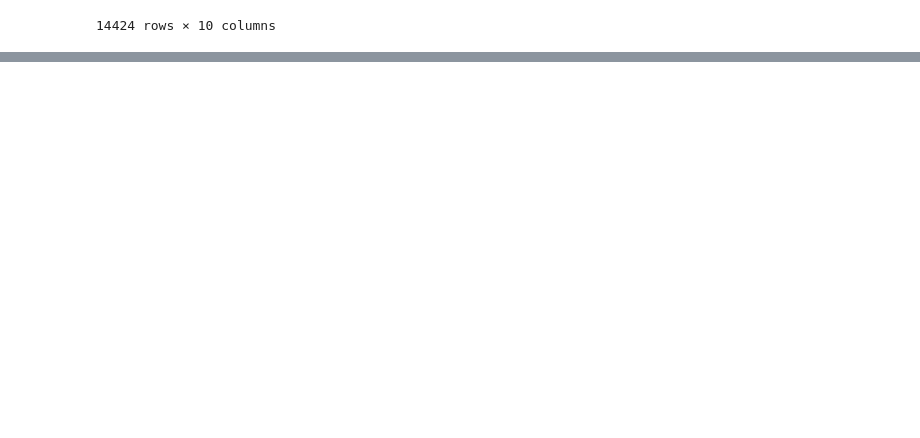
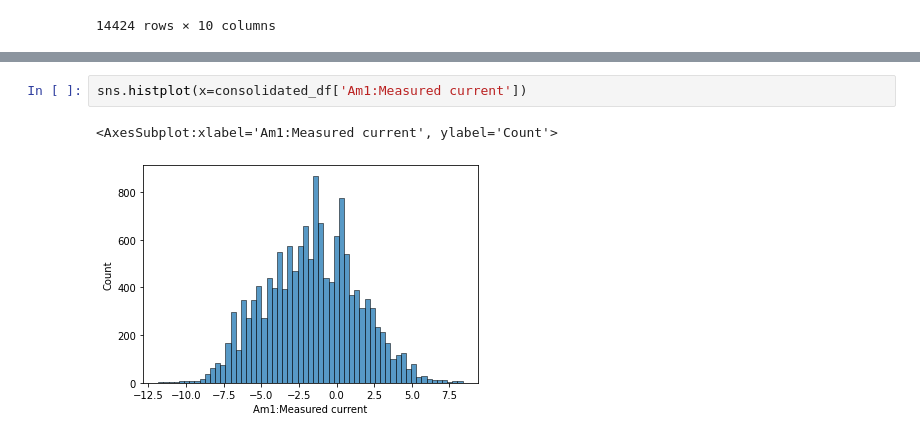
Before and after one commit to cholmess/Electric_Grid_Prediction, a Jupyter notebook: notebooks/Data Exploration.ipynb, the cells around one changed output, grey strips where cells are left out. Saved outputs shown, nothing was run; the diff lists cells and outputs as text; blank space fills up the shorter version.

```diff
--- a/notebooks/Data Exploration.ipynb
+++ b/notebooks/Data Exploration.ipynb
@@ -547,0 +602,5 @@ consolidated_df
+# %%
+sns.histplot(x=consolidated_df['Am1:Measured current'])
+# %% [output]
+<AxesSubplot:xlabel='Am1:Measured current', ylabel='Count'>
+[figure, added]
```
Also changed, not shown: parts of 7 cells of this notebook.
